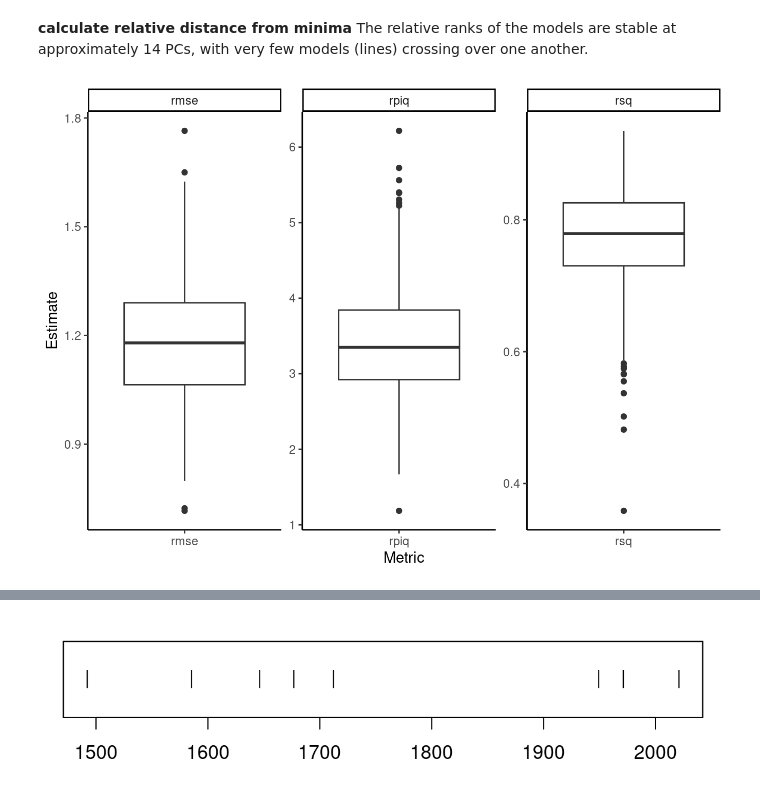
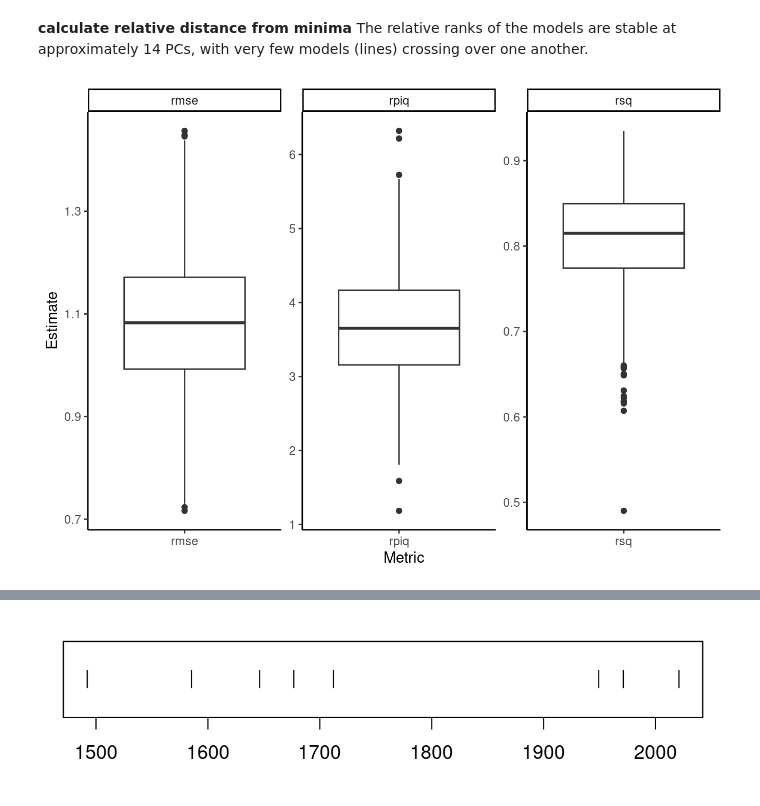
Before and after one commit to rvcrawford/glowing-system, a Jupyter notebook: index.embed.ipynb, the cells around one changed output, grey strips where cells are left out. Saved outputs shown, nothing was run; the diff lists cells and outputs as text; code cells hidden in the pictures.

```diff
--- a/index.embed.ipynb
+++ b/index.embed.ipynb
@@ -271,17 +271,17 @@ model_n_comp_statistics |>
 # %% [markdown]
 **calculate relative distance from minima** The relative ranks of the models are stable at approximately 14 PCs, with very few models (lines) crossing over one another.
 # %%
-model_final_predictions <- fread("./input_data/simplified_data/final_model_predictions.csv")
+model_final_predictions <- fread("./input_data/simplified_data/final_model_predictions_revised.csv")
 
 final_model_table <- model_final_predictions |>
   group_by(id) |>
   multi_metric(crude_protein, predicted_crude_protein)
 
 final_model_table |>
   ggplot(aes(x = .metric, y = .estimate)) +
   theme_classic() + geom_boxplot() +
   facet_wrap(vars(.metric), scales = "free") +
   xlab("Metric") + ylab("Estimate")
 # %% [output]
-[figure, old version]
+[figure, new version]
 # %%
```
Also changed, not shown: parts of 5 cells of this notebook, 28 other files.
